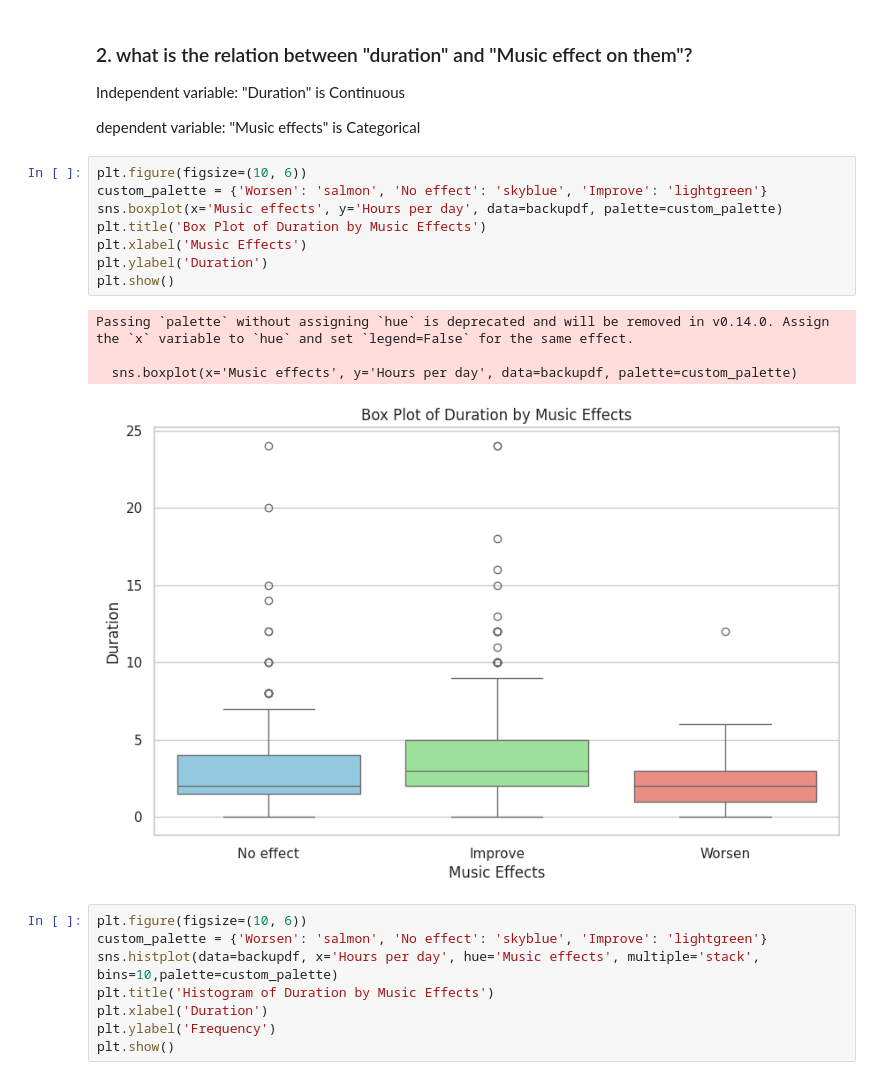
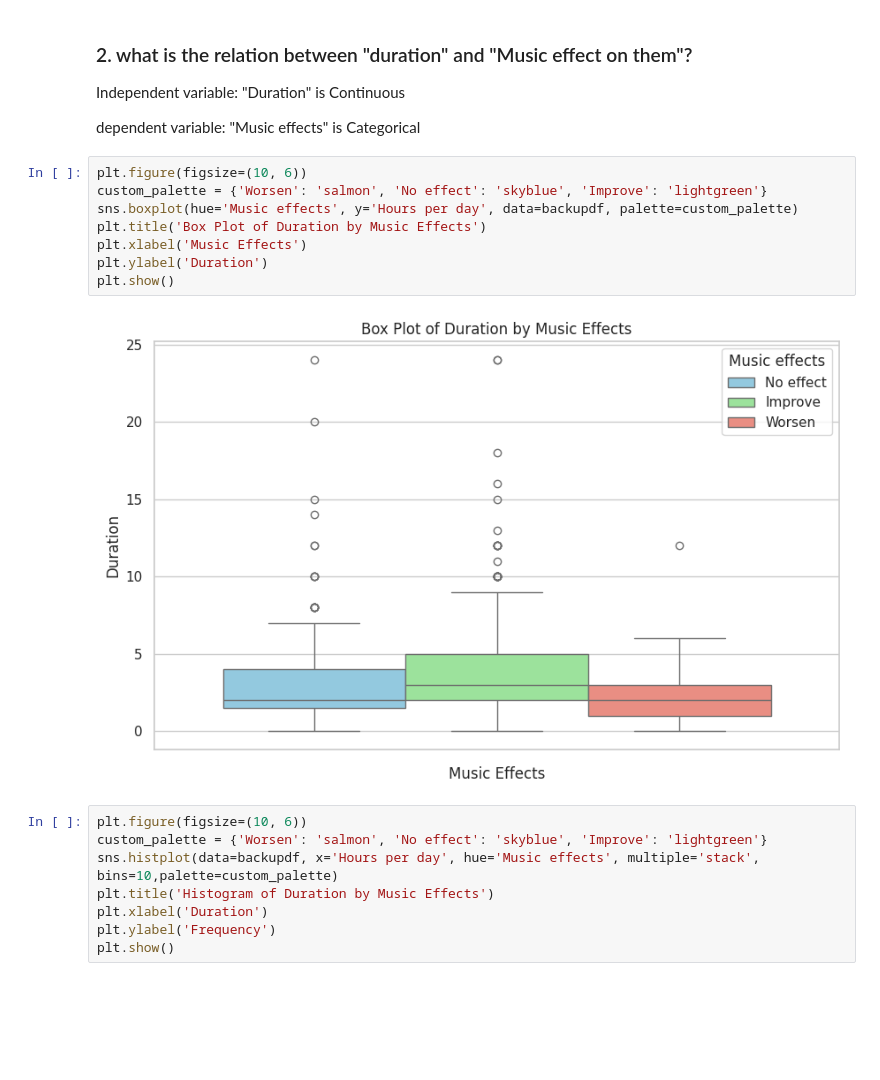
Before and after one commit to mahsaAgz/Music-and-Mental-Health, a Jupyter notebook: Final_analysis.ipynb, the cells around one changed output. Saved outputs shown, nothing was run; the diff lists cells and outputs as text; blank space fills up the shorter version.

```diff
--- a/Final_analysis.ipynb
+++ b/Final_analysis.ipynb
@@ -508,16 +499,13 @@ dependent variable: "Music effects" is Categorical
 # %%
 plt.figure(figsize=(10, 6))
 custom_palette = {'Worsen': 'salmon', 'No effect': 'skyblue', 'Improve': 'lightgreen'}
-sns.boxplot(x='Music effects', y='Hours per day', data=backupdf, palette=custom_palette)
+sns.boxplot(hue='Music effects', y='Hours per day', data=backupdf, palette=custom_palette)
 plt.title('Box Plot of Duration by Music Effects')
 plt.xlabel('Music Effects')
 plt.ylabel('Duration')
 plt.show()
 # %% [output]
-Passing `palette` without assigning `hue` is deprecated and will be removed in v0.14.0. Assign the `x` variable to `hue` and set `legend=False` for the same effect.
-
-  sns.boxplot(x='Music effects', y='Hours per day', data=backupdf, palette=custom_palette)
-[figure, old version]
+[figure, new version]
 # %%
 plt.figure(figsize=(10, 6))
 custom_palette = {'Worsen': 'salmon', 'No effect': 'skyblue', 'Improve': 'lightgreen'}
```
Also changed, not shown: parts of 7 cells of this notebook.
